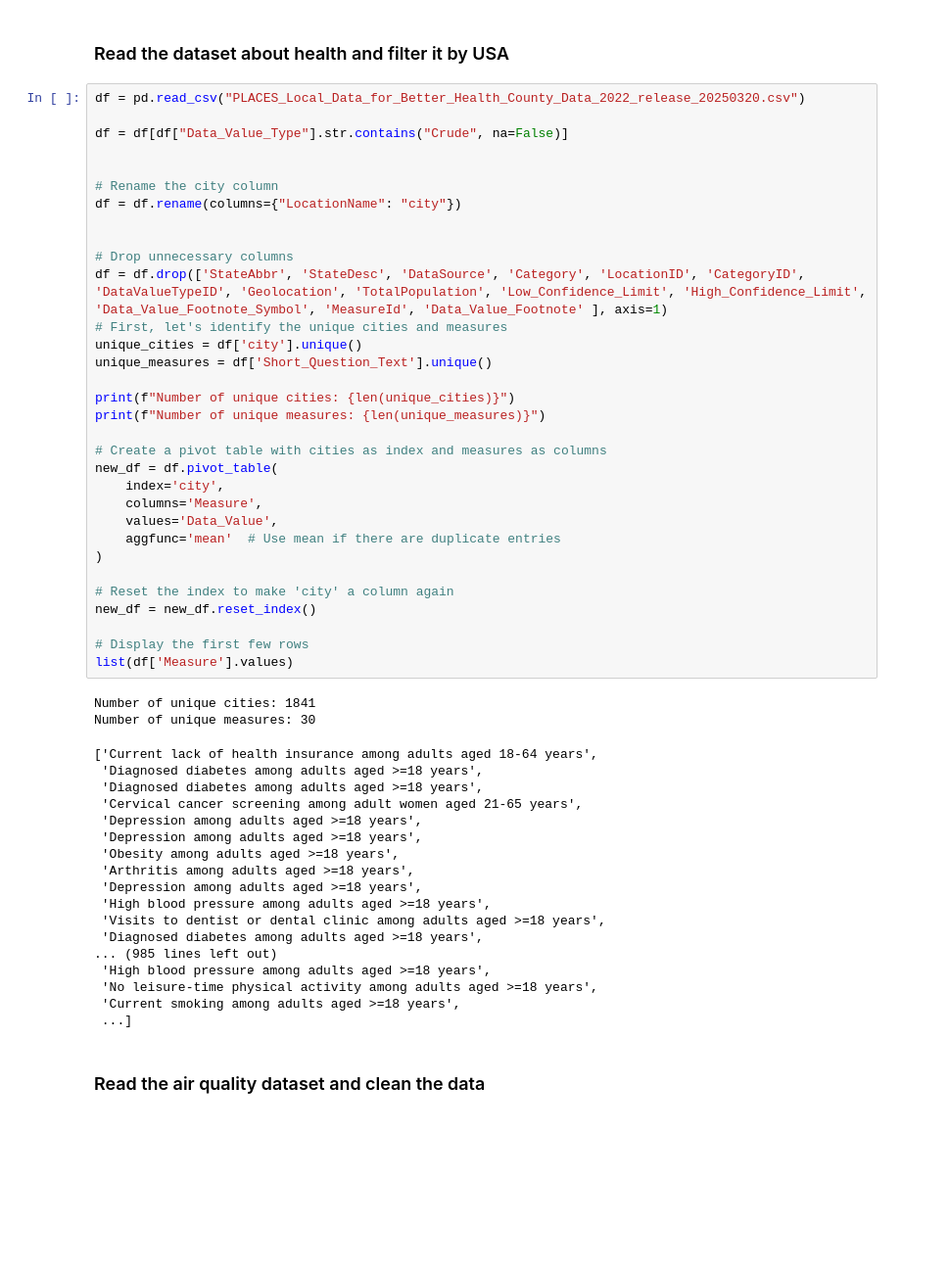
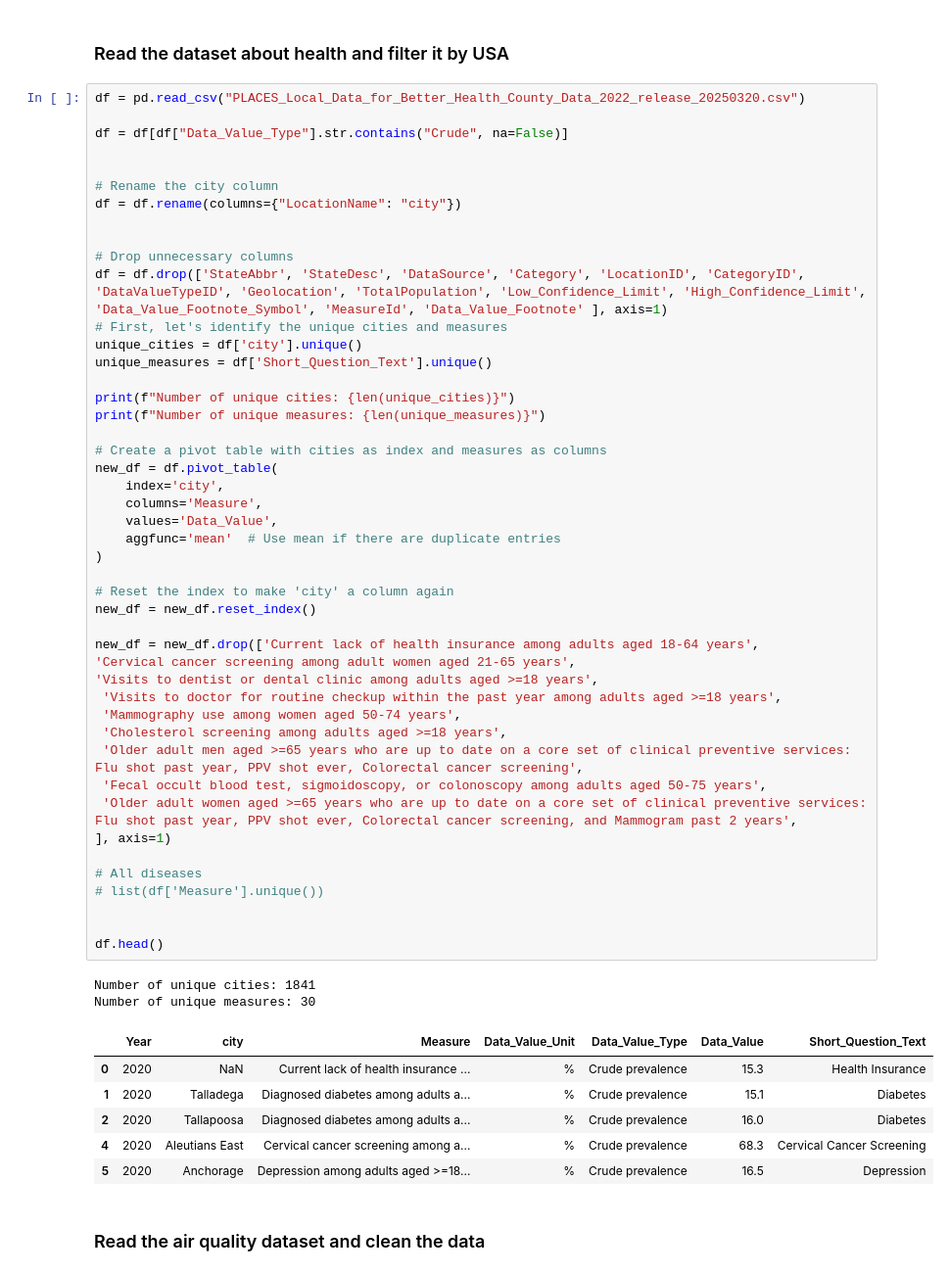
Before and after one commit to filoooooonov/pse-project, a Jupyter notebook: project.ipynb, the cells around one changed output. Shown at 98% size. Cells and saved outputs as stored; diff of their text form; blank space fills up the shorter version.

```diff
--- a/project.ipynb
+++ b/project.ipynb
@@ -10,52 +10,55 @@ df = pd.read_csv("PLACES_Local_Data_for_Better_Health_County_Data_2022_release_2
 df = df[df["Data_Value_Type"].str.contains("Crude", na=False)]
 
 
 # Rename the city column
 df = df.rename(columns={"LocationName": "city"})
 
 
 # Drop unnecessary columns
 df = df.drop(['StateAbbr', 'StateDesc', 'DataSource', 'Category', 'LocationID', 'CategoryID', 'DataValueTypeID', 'Geolocation', 'TotalPopulation', 'Low_Confidence_Limit', 'High_Confidence_Limit', 'Data_Value_Footnote_Symbol', 'MeasureId', 'Data_Value_Footnote' ], axis=1)
 # First, let's identify the unique cities and measures
 unique_cities = df['city'].unique()
 unique_measures = df['Short_Question_Text'].unique()
 
 print(f"Number of unique cities: {len(unique_cities)}")
 print(f"Number of unique measures: {len(unique_measures)}")
 
 # Create a pivot table with cities as index and measures as columns
 new_df = df.pivot_table(
     index='city',
     columns='Measure',
     values='Data_Value',
     aggfunc='mean'  # Use mean if there are duplicate entries
 )
 
 # Reset the index to make 'city' a column again
 new_df = new_df.reset_index()
 
-# Display the first few rows
-list(df['Measure'].values)
+new_df = new_df.drop(['Current lack of health insurance among adults aged 18-64 years',
+'Cervical cancer screening among adult women aged 21-65 years',
+'Visits to dentist or dental clinic among adults aged >=18 years',
+ 'Visits to doctor for routine checkup within the past year among adults aged >=18 years',
+ 'Mammography use among women aged 50-74 years',
+ 'Cholesterol screening among adults aged >=18 years',
+ 'Older adult men aged >=65 years who are up to date on a core set of clinical preventive services: Flu shot past year, PPV shot ever, Colorectal cancer screening',
+ 'Fecal occult blood test, sigmoidoscopy, or colonoscopy among adults aged 50-75 years',
+ 'Older adult women aged >=65 years who are up to date on a core set of clinical preventive services: Flu shot past year, PPV shot ever, Colorectal cancer screening, and Mammogram past 2 years',
+], axis=1)
+
+# All diseases
+# list(df['Measure'].unique())
+
+
+df.head()
 # %% [output]
 Number of unique cities: 1841
 Number of unique measures: 30
-['Current lack of health insurance among adults aged 18-64 years',
- 'Diagnosed diabetes among adults aged >=18 years',
- 'Diagnosed diabetes among adults aged >=18 years',
- 'Cervical cancer screening among adult women aged 21-65 years',
- 'Depression among adults aged >=18 years',
- 'Depression among adults aged >=18 years',
- 'Obesity among adults aged >=18 years',
- 'Arthritis among adults aged >=18 years',
- 'Depression among adults aged >=18 years',
- 'High blood pressure among adults aged >=18 years',
- 'Visits to dentist or dental clinic among adults aged >=18 years',
- 'Diagnosed diabetes among adults aged >=18 years',
-... (985 lines left out)
- 'High blood pressure among adults aged >=18 years',
- 'No leisure-time physical activity among adults aged >=18 years',
- 'Current smoking among adults aged >=18 years',
- ...]
+|  | Year | city | Measure | Data_Value_Unit | Data_Value_Type | Data_Value | Short_Question_Text |
+| 0 | 2020 | NaN | Current lack of health insurance ... | % | Crude prevalence | 15.3 | Health Insurance |
+| 1 | 2020 | Talladega | Diagnosed diabetes among adults a... | % | Crude prevalence | 15.1 | Diabetes |
+| 2 | 2020 | Tallapoosa | Diagnosed diabetes among adults a... | % | Crude prevalence | 16.0 | Diabetes |
+| 4 | 2020 | Aleutians East | Cervical cancer screening among a... | % | Crude prevalence | 68.3 | Cervical Cancer Screening |
+| 5 | 2020 | Anchorage | Depression among adults aged >=18... | % | Crude prevalence | 16.5 | Depression |
 # %% [markdown]
 ### Read the air quality dataset and clean the data
 # %%
```
Also changed, not shown: parts of 3 cells of this notebook, 1 other file.
